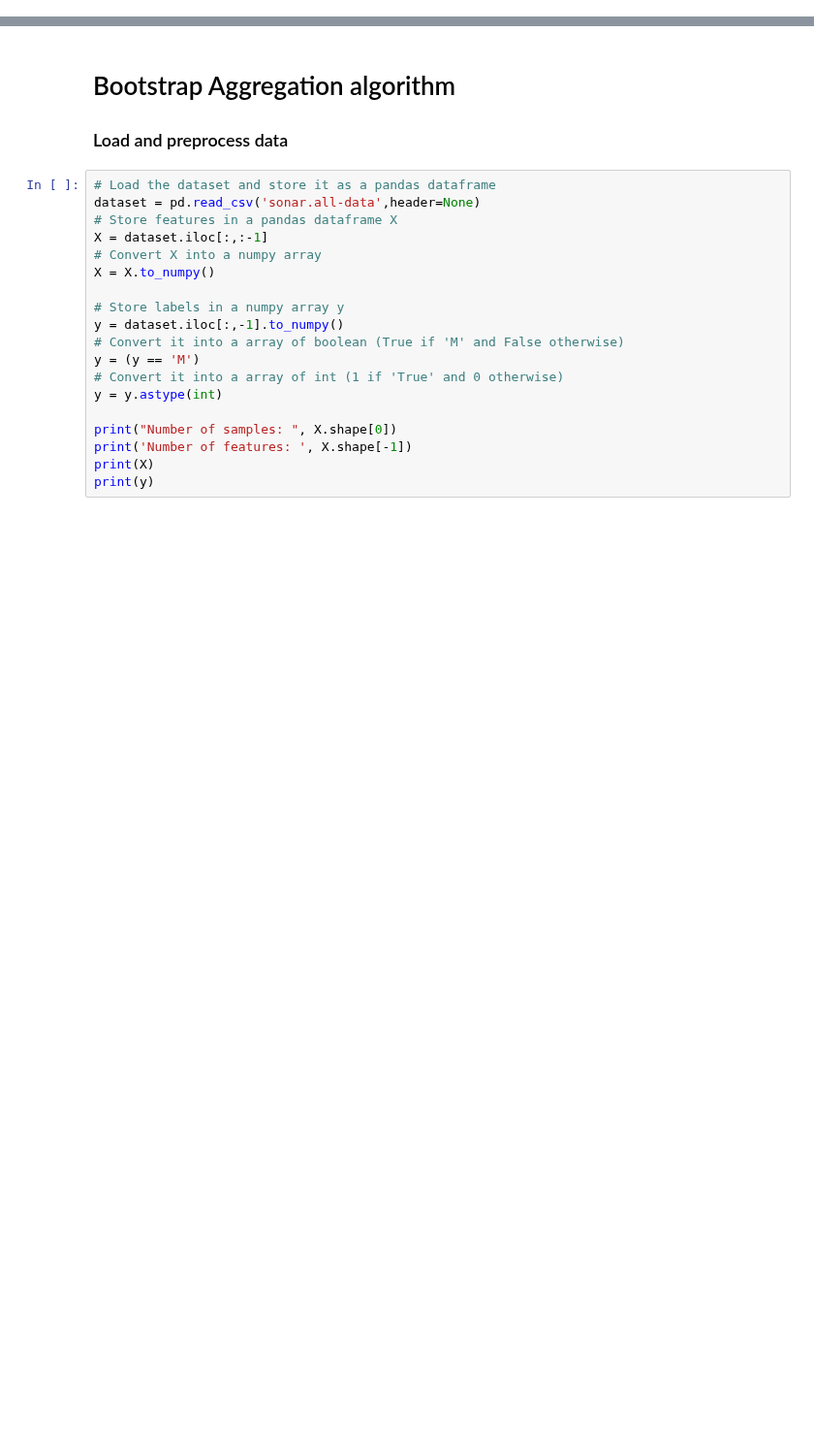
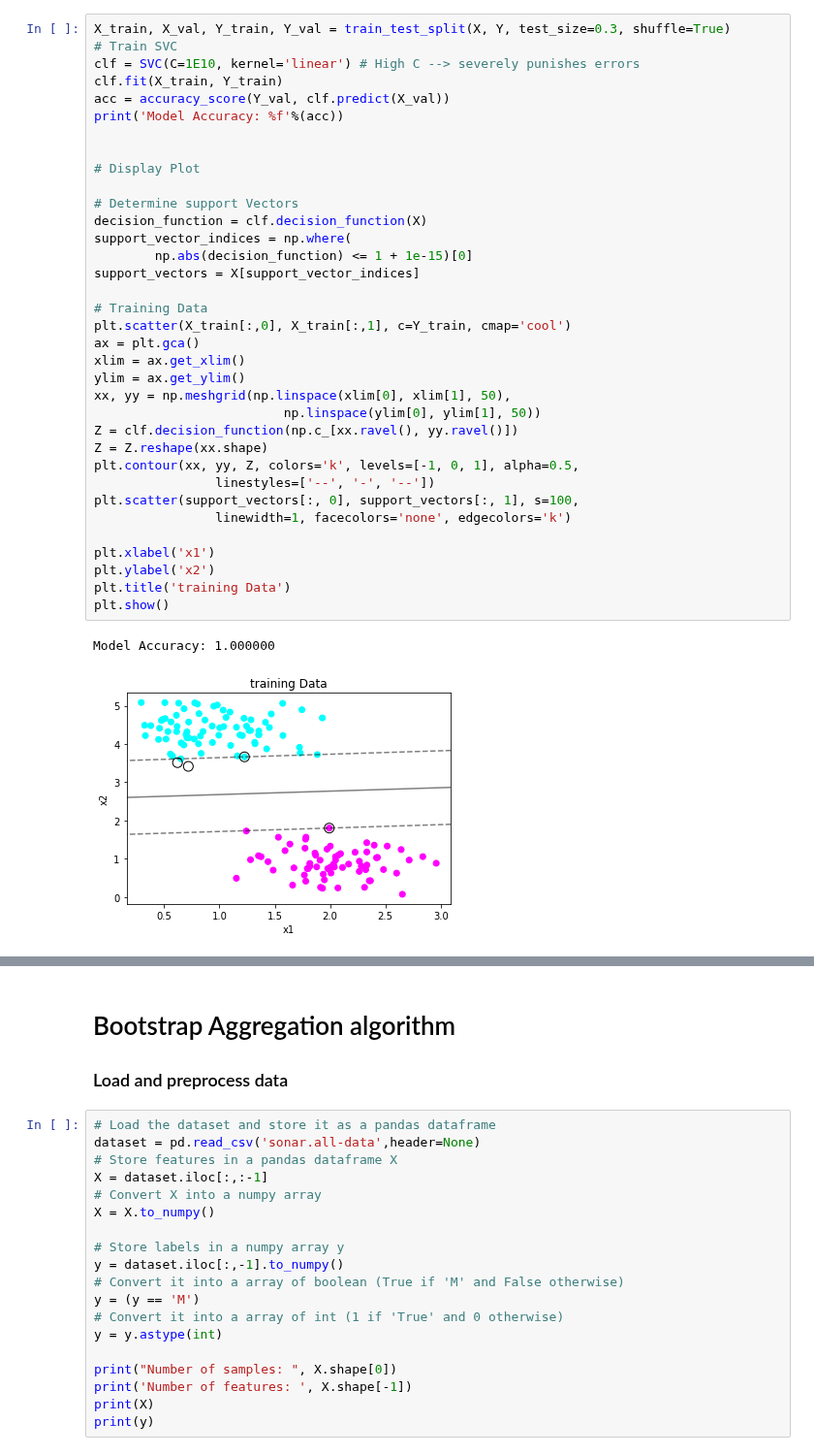
Before and after one commit to ivalencius/Machine_learning_INF264, a Jupyter notebook: Exercises/5/bagging.ipynb, the cells around one changed output, grey strips where cells are left out. Shown at 97% size. Drawn from its saved outputs; the diff is of its cells as text; blank space fills up the shorter version.

```diff
--- a/Exercises/5/bagging.ipynb
+++ b/Exercises/5/bagging.ipynb
@@ -11,0 +26,38 @@ from math import log
+# %%
+X_train, X_val, Y_train, Y_val = train_test_split(X, Y, test_size=0.3, shuffle=True)
+# Train SVC
+clf = SVC(C=1E10, kernel='linear') # High C --> severely punishes errors
+clf.fit(X_train, Y_train)
+acc = accuracy_score(Y_val, clf.predict(X_val))
+print('Model Accuracy: %f'%(acc))
+
+
+# Display Plot
+
+# Determine support Vectors
+decision_function = clf.decision_function(X)
+support_vector_indices = np.where(
+        np.abs(decision_function) <= 1 + 1e-15)[0]
+support_vectors = X[support_vector_indices]
+
+# Training Data
+plt.scatter(X_train[:,0], X_train[:,1], c=Y_train, cmap='cool')
+ax = plt.gca()
+xlim = ax.get_xlim()
+ylim = ax.get_ylim()
+xx, yy = np.meshgrid(np.linspace(xlim[0], xlim[1], 50),
+                         np.linspace(ylim[0], ylim[1], 50))
+Z = clf.decision_function(np.c_[xx.ravel(), yy.ravel()])
+Z = Z.reshape(xx.shape)
+plt.contour(xx, yy, Z, colors='k', levels=[-1, 0, 1], alpha=0.5,
+                linestyles=['--', '-', '--'])
+plt.scatter(support_vectors[:, 0], support_vectors[:, 1], s=100,
+                linewidth=1, facecolors='none', edgecolors='k')
+
+plt.xlabel('x1')
+plt.ylabel('x2')
+plt.title('training Data')
+plt.show()
+# %% [output]
+Model Accuracy: 1.000000
+[figure, added]
```
Also changed, not shown: parts of 10 cells of this notebook.
